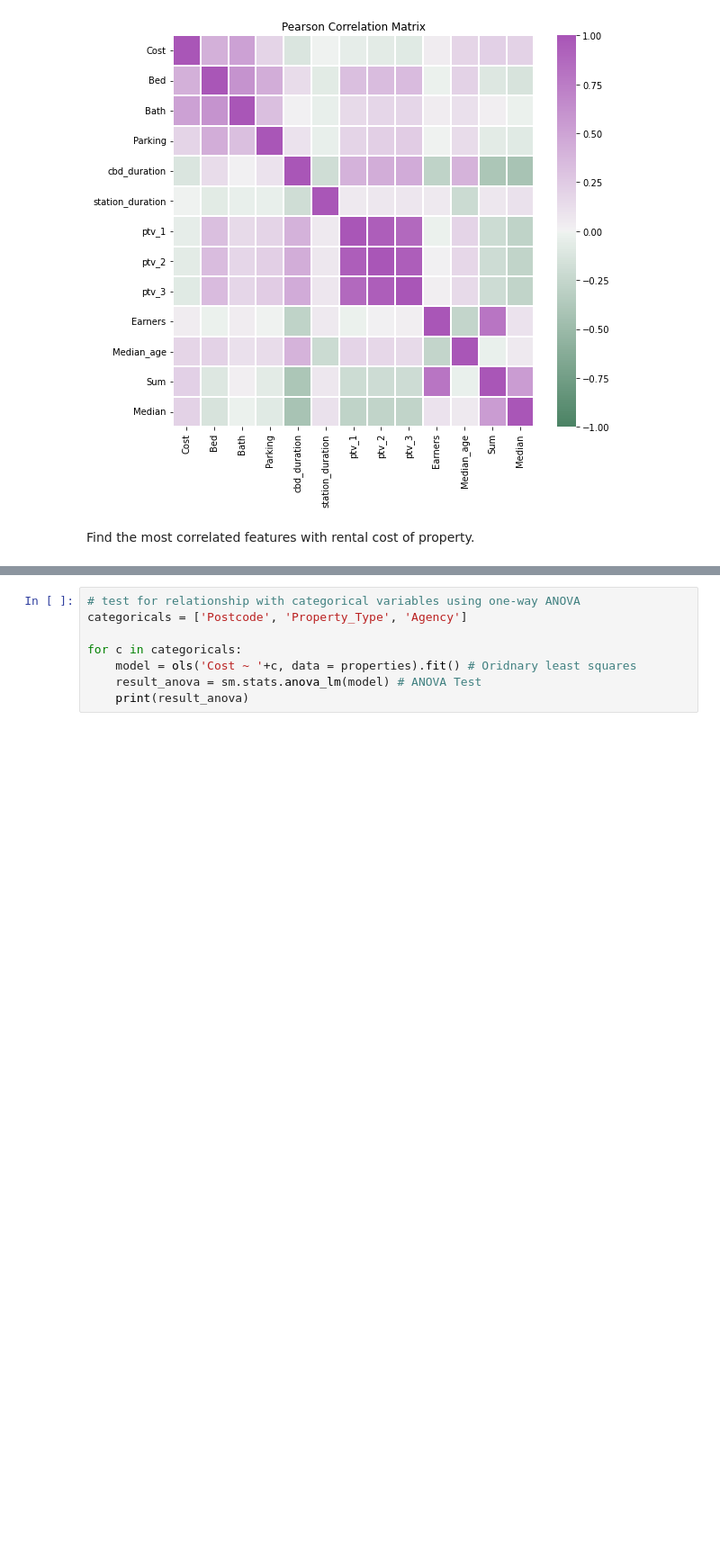
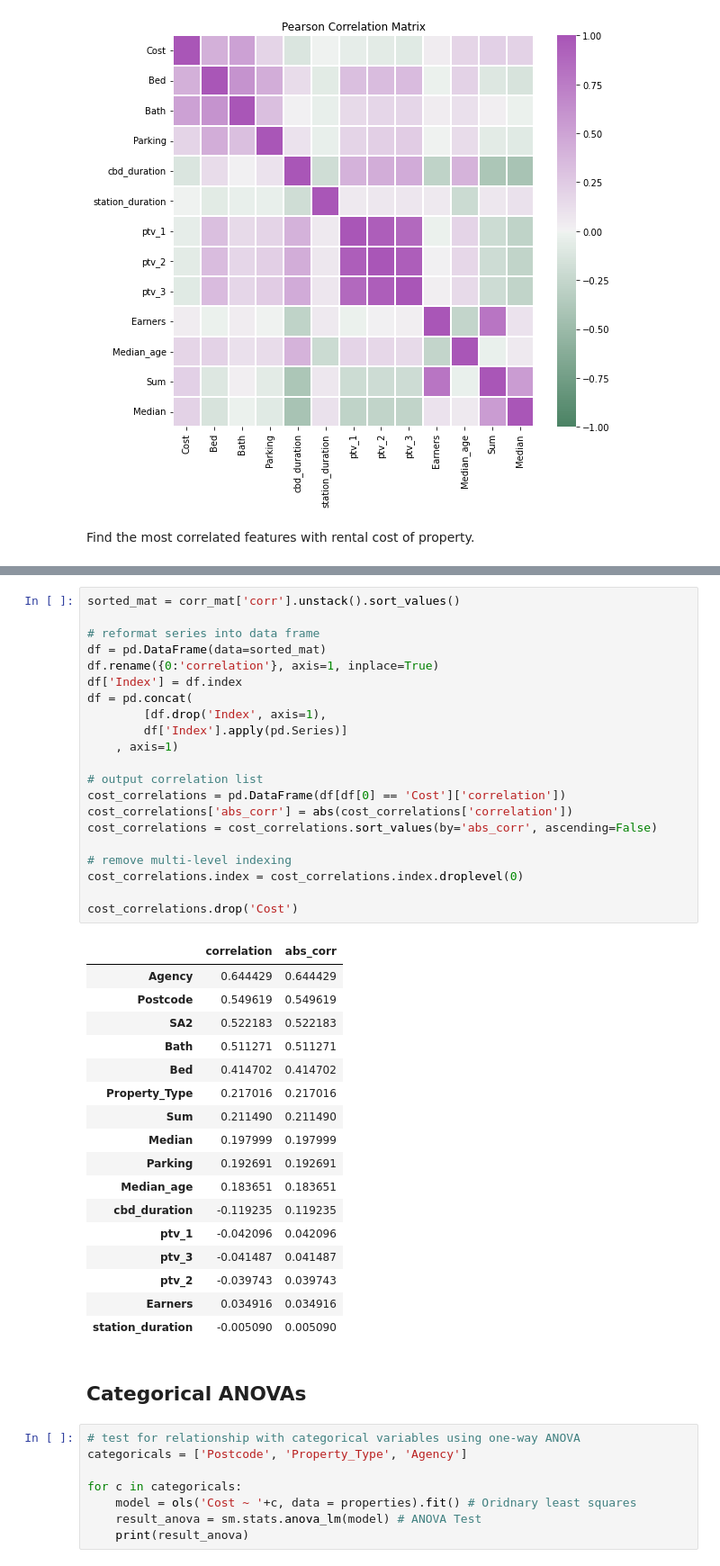
Before and after one commit to MAST30034-Applied-Data-Science/generic-real-estate-consulting-project-group-42, a Jupyter notebook: notebooks/analysis_properties.ipynb, the cells around one changed output, grey strips where cells are left out. Shown: that part at 90% size. Saved outputs shown, nothing was run; the diff lists cells and outputs as text; blank space fills up the shorter version.

```diff
--- a/notebooks/analysis_properties.ipynb
+++ b/notebooks/analysis_properties.ipynb
@@ -111,3 +117,44 @@ cost_correlations.sort_values(by='abs_corr', ascending=False)
+# %%
+sorted_mat = corr_mat['corr'].unstack().sort_values()
+
+# reformat series into data frame
+df = pd.DataFrame(data=sorted_mat)
+df.rename({0:'correlation'}, axis=1, inplace=True)
+df['Index'] = df.index
+df = pd.concat(
+        [df.drop('Index', axis=1),
+        df['Index'].apply(pd.Series)]
+    , axis=1)
+
+# output correlation list
+cost_correlations = pd.DataFrame(df[df[0] == 'Cost']['correlation'])
+cost_correlations['abs_corr'] = abs(cost_correlations['correlation'])
+cost_correlations = cost_correlations.sort_values(by='abs_corr', ascending=False)
+
+# remove multi-level indexing
+cost_correlations.index = cost_correlations.index.droplevel(0)
+
+cost_correlations.drop('Cost')
+# %% [output]
+|  | correlation | abs_corr |
+| Agency | 0.644429 | 0.644429 |
+| Postcode | 0.549619 | 0.549619 |
+| SA2 | 0.522183 | 0.522183 |
+| Bath | 0.511271 | 0.511271 |
+| Bed | 0.414702 | 0.414702 |
+| Property_Type | 0.217016 | 0.217016 |
+| Sum | 0.211490 | 0.211490 |
+| Median | 0.197999 | 0.197999 |
+| Parking | 0.192691 | 0.192691 |
+| Median_age | 0.183651 | 0.183651 |
+| cbd_duration | -0.119235 | 0.119235 |
+| ptv_1 | -0.042096 | 0.042096 |
+| ptv_3 | -0.041487 | 0.041487 |
+| ptv_2 | -0.039743 | 0.039743 |
+| Earners | 0.034916 | 0.034916 |
+| station_duration | -0.005090 | 0.005090 |
+# %% [markdown]
+## Categorical ANOVAs
 # %%
 # test for relationship with categorical variables using one-way ANOVA
 categoricals = ['Postcode', 'Property_Type', 'Agency']
```
Also changed, not shown: parts of 5 cells of this notebook.
